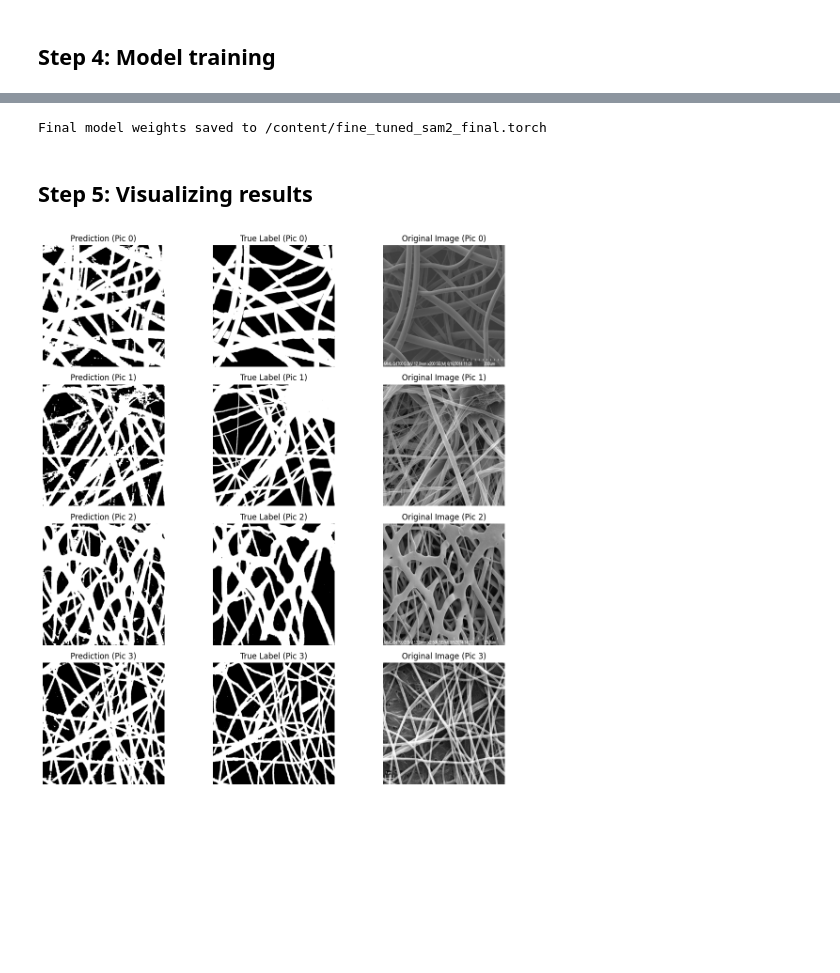
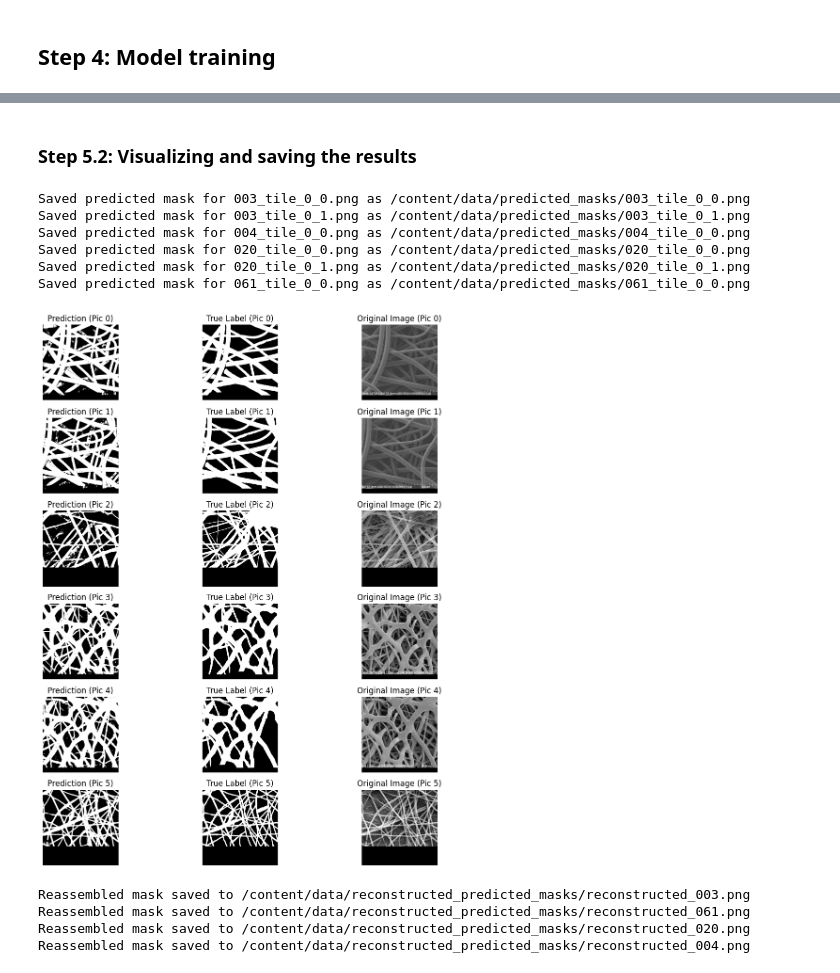
Before and after one commit to tarvitamm/ML_project, a Jupyter notebook: fine_tune_sam_2_datacamp.ipynb, the cells around one changed output, grey strips where cells are left out. Saved outputs shown, nothing was run; the diff lists cells and outputs as text; code cells hidden in the pictures; blank space fills up the shorter version.

```diff
--- a/fine_tune_sam_2_datacamp.ipynb
+++ b/fine_tune_sam_2_datacamp.ipynb
@@ -212,7 +471,7 @@ optimizer=torch.optim.AdamW(params=predictor.model.parameters(), lr=5e-4, weight
 scaler = torch.cuda.amp.GradScaler()
 
 # No. of steps to train the model.
-NO_OF_STEPS = 1200 # @param
+NO_OF_STEPS = 700 # @param
 
 # Fine-tuned model name.
 FINE_TUNED_MODEL_NAME = "fine_tuned_sam2"
@@ -308,3 +624,5 @@ Step 1200:       Accuracy (IoU) =  0.8452671774197135
+# %% [markdown]
+### Step 5.2: Visualizing and saving the results
 # %%
 def read_image(image_path, mask_path):  # read and resize image and mask
    img = cv2.imread(image_path)[..., ::-1]  # Convert BGR to RGB
@@ -321,33 +639,28 @@ def get_points(mask, num_points):  # Sample points inside the input mask
        yx = np.array(coords[np.random.randint(len(coords))])
        points.append([[yx[1], yx[0]]])
    return np.array(points)
-# %%
-# Download the model
-FINE_TUNED_MODEL_NAME = "/content/fine_tuned_sam2_final.torch"
-torch.save(predictor.model.state_dict(), FINE_TUNED_MODEL_NAME)
-print(f"Final model weights saved to {FINE_TUNED_MODEL_NAME}")
-# %% [output]
-Final model weights saved to /content/fine_tuned_sam2_final.torch
-# %% [markdown]
-## Step 5: Visualizing results
 # %%
-# Visualizing the results
+# Visualizing the results and saving predicted masks as PNGs
 
+import os
 import numpy as np
 import torch
 import matplotlib.pyplot as plt
 from PIL import Image
 
 # Define paths to test images and masks
-test_images_dir = "/content/data/test_images"
-test_masks_dir = "/content/data/test_masks"
+test_images_dir = "/content/data/images_test"
+test_masks_dir = "/content/data/masks_test"
+output_predicted_masks_dir = "/content/data/predicted_masks"  # Directory to save predicted masks
+os.makedirs(output_predicted_masks_dir, exist_ok=True)
 
 # List all test images and masks
 test_image_files = sorted([f for f in os.listdir(test_images_dir) if f.endswith(".jpg") or f.endswith(".png")])
 test_mask_files = sorted([f for f in os.listdir(test_masks_dir) if f.endswith(".jpg") or f.endswith(".png")])
 
+# Logic for the initial solution
 # Load the fine-tuned model (only once, outside the loop for efficiency)
-FINE_TUNED_MODEL_WEIGHTS = "fine_tuned_sam2_1000.torch"
+FINE_TUNED_MODEL_WEIGHTS = "/content/segment-anything-2/fine_tuned_sam2_700.torch" # this part can be problematic sometimes
 sam2_model = build_sam2(model_cfg, sam2_checkpoint, device="cuda")
 
 # Build net and load weights
@@ -355,7 +668,7 @@ predictor = SAM2ImagePredictor(sam2_model)
 predictor.model.load_state_dict(torch.load(FINE_TUNED_MODEL_WEIGHTS))
 
 # Number of images to display in a grid
-num_images_to_display = 4
+num_images_to_display = 6
 
 # Create a figure for grid visualization
 fig, axes = plt.subplots(num_images_to_display, 3, figsize=(12, 12))
@@ -395,31 +708,43 @@ for idx, (image_file, mask_file) in enumerate(zip(test_image_files, test_mask_fi
     occupancy_mask = np.zeros_like(sorted_masks[0], dtype=bool)
 
     # Combine masks to create the final segmentation map
     for i in range(sorted_masks.shape[0]):
         mask_pred = sorted_masks[i]
         if (mask_pred * occupancy_mask).sum() / mask_pred.sum() > 0.15:
             continue
 
         mask_bool = mask_pred.astype(bool)
         mask_bool[occupancy_mask] = False
         seg_map[mask_bool] = 1  # Use single mask for visualization
         occupancy_mask[mask_bool] = True
 
+    # Save the predicted mask as a PNG
+    predicted_mask_path = os.path.join(output_predicted_masks_dir, f"{os.path.splitext(image_file)[0]}.png")
+    Image.fromarray((seg_map * 255).astype(np.uint8)).save(predicted_mask_path)
+
     # Visualization: Prediction, True Mask, Original Image
     axes[idx, 0].imshow(seg_map, cmap='gray')
     axes[idx, 0].set_title(f'Prediction (Pic {idx})')
     axes[idx, 0].axis('off')
 
     axes[idx, 1].imshow(mask, cmap='gray')
     axes[idx, 1].set_title(f'True Label (Pic {idx})')
     axes[idx, 1].axis('off')
 
     axes[idx, 2].imshow(image)
     axes[idx, 2].set_title(f'Original Image (Pic {idx})')
     axes[idx, 2].axis('off')
 
+    print(f"Saved predicted mask for {image_file} as {predicted_mask_path}")
+
 # Display the grid
 plt.tight_layout()
 plt.show()
 # %% [output]
+Saved predicted mask for 003_tile_0_0.png as /content/data/predicted_masks/003_tile_0_0.png
+Saved predicted mask for 003_tile_0_1.png as /content/data/predicted_masks/003_tile_0_1.png
+Saved predicted mask for 004_tile_0_0.png as /content/data/predicted_masks/004_tile_0_0.png
+Saved predicted mask for 020_tile_0_0.png as /content/data/predicted_masks/020_tile_0_0.png
+Saved predicted mask for 020_tile_0_1.png as /content/data/predicted_masks/020_tile_0_1.png
+Saved predicted mask for 061_tile_0_0.png as /content/data/predicted_masks/061_tile_0_0.png
-[figure, old version]
+[figure, new version]
@@ -425,0 +842,33 @@ plt.show()
+# %%
+# Reasemble the predicted masks
+import os
+
+# Define directories
+original_masks_dir = "/content/data/original_masks_test"
+predicted_tiles_dir = "/content/data/predicted_masks"
+reconstructed_masks_dir = "/content/data/reconstructed_predicted_masks"
+
+# Ensure the output directory exists
+os.makedirs(reconstructed_masks_dir, exist_ok=True)
+
+# Loop through each mask in the original masks directory
+for original_mask_file in os.listdir(original_masks_dir):
+    if original_mask_file.endswith(".png"):  # Process only PNG files
+        original_mask_path = os.path.join(original_masks_dir, original_mask_file)
+
+        # Construct output path for the reconstructed mask
+        reconstructed_mask_name = f"reconstructed_{original_mask_file}"
+        output_mask_path = os.path.join(reconstructed_masks_dir, reconstructed_mask_name)
+
+        # Call the function to reassemble the mask
+        reassemble_mask_from_tiles(
+            original_image_path=original_mask_path,
+            predicted_tiles_dir=predicted_tiles_dir,
+            final_size=1024,
+            output_mask_path=output_mask_path
+        )
+# %% [output]
+Reassembled mask saved to /content/data/reconstructed_predicted_masks/reconstructed_003.png
+Reassembled mask saved to /content/data/reconstructed_predicted_masks/reconstructed_061.png
+Reassembled mask saved to /content/data/reconstructed_predicted_masks/reconstructed_020.png
+Reassembled mask saved to /content/data/reconstructed_predicted_masks/reconstructed_004.png
```
Also changed, not shown: parts of 26 cells of this notebook.
